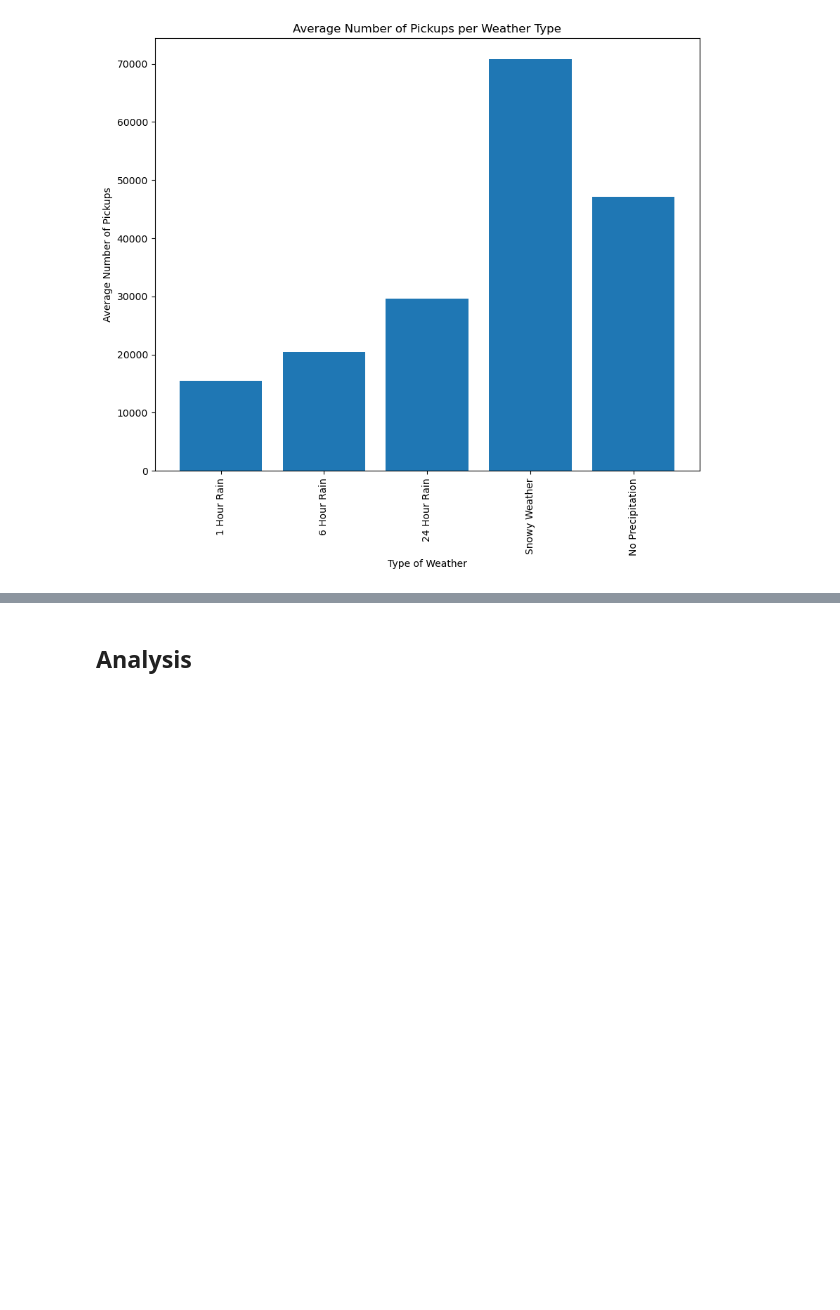
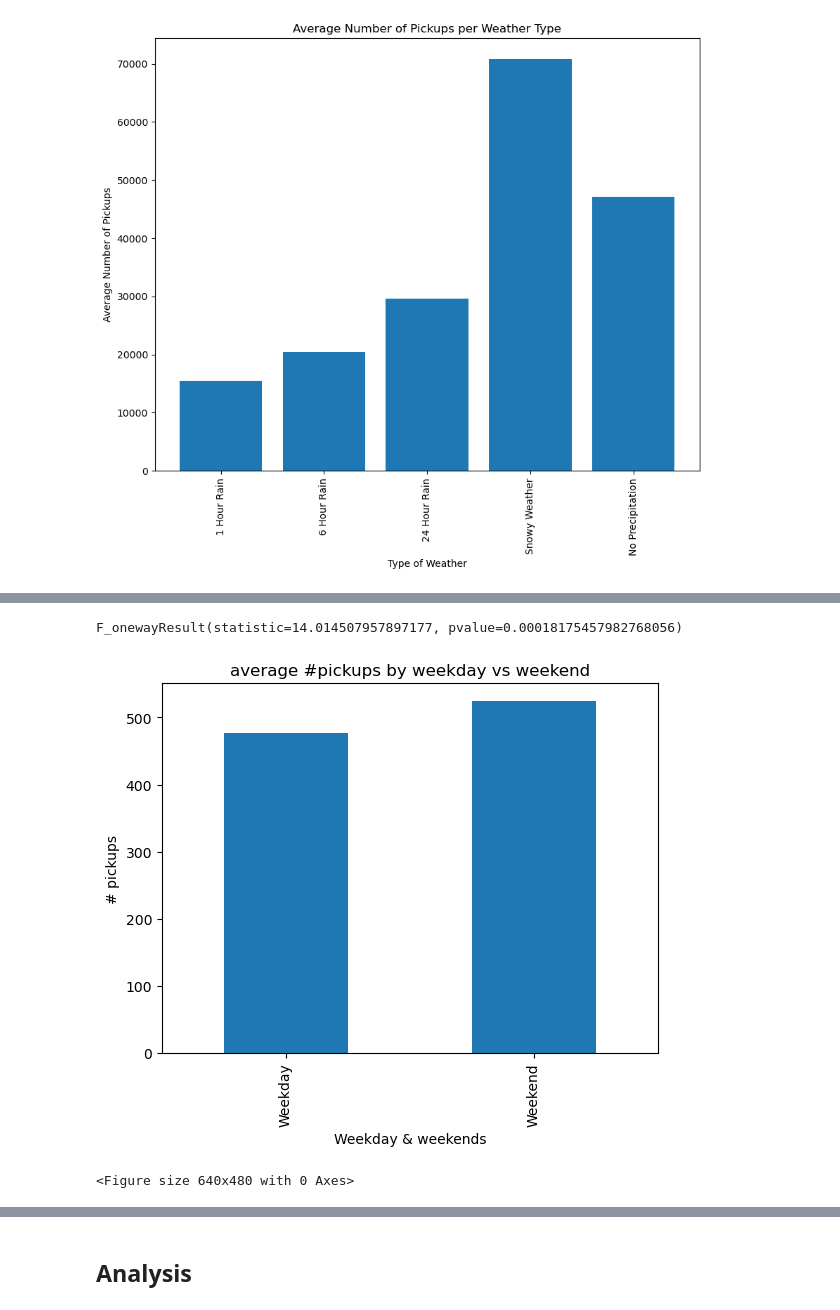
Before and after one commit to caleb-g23/Uber_Pickups_Project, a Jupyter notebook: Main/uber_main.ipynb, the cells around one changed output, grey strips where cells are left out. Saved outputs shown, nothing was run; the diff lists cells and outputs as text; code cells hidden in the pictures; blank space fills up the shorter version.

```diff
--- a/Main/uber_main.ipynb
+++ b/Main/uber_main.ipynb
@@ -375,0 +312,8 @@ plt.show()
+# %%
+#Difference in Weekdays vs Weekends? - Fidel
+uber_df['timestamp']= pd.to_datetime(uber_df['pickup_dt'])
+uber_df['timestamp'].dt.dayofweek
+uber_df['weekday'] = uber_df['timestamp'].dt.day_of_week
+uber_df['day_type'] = uber_df['weekday'].apply(lambda x: 'Weekend' if x >= 5 else 'Weekday')
+trip_by_week= uber_df[["day_type", "pickups"]]
+print(trip_by_week)
@@ -375,0 +339,24 @@ plt.show()
+# %%
+# Perform the ANOVA
+st.f_oneway(group0, group1)
+# %% [output]
+F_onewayResult(statistic=14.014507957897177, pvalue=0.00018175457982768056)
+# %%
+#creating variables for the barchart
+pickup_week=trip_by_week.groupby(["day_type"])["pickups"].mean()
+pick_by_week= pickup_week.sort_values(ascending= True)
+# %%
+#Bar graph to show the average pickups occured per day
+pick_up_week_chart= pick_by_week.plot(kind= 'bar', fig= (7,7))
+# Set the xlabel and ylabel using class methods
+pick_up_week_chart.set_xlabel("Weekday & weekends")
+pick_up_week_chart.set_ylabel("# pickups")
+
+#add title to chart
+plt.title('average #pickups by weekday vs weekend')
+
+plt.show()
+plt.tight_layout()
+# %% [output]
+[figure, added]
+<Figure size 640x480 with 0 Axes>
```
Also changed, not shown: parts of 32 cells of this notebook, 1 other file.
